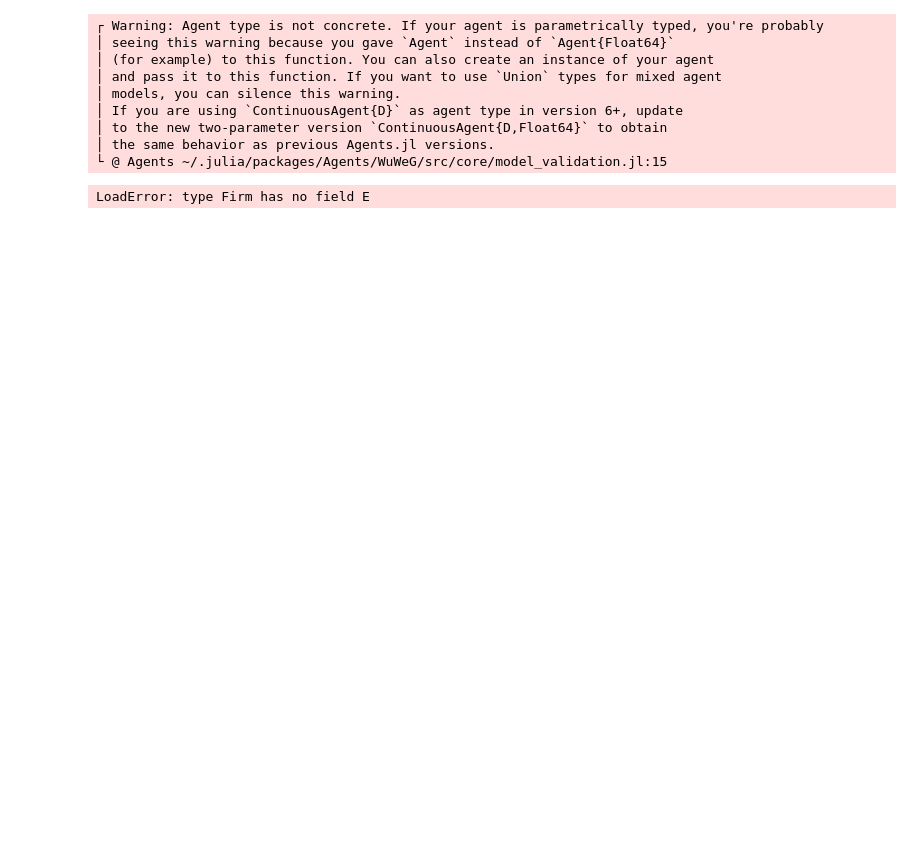
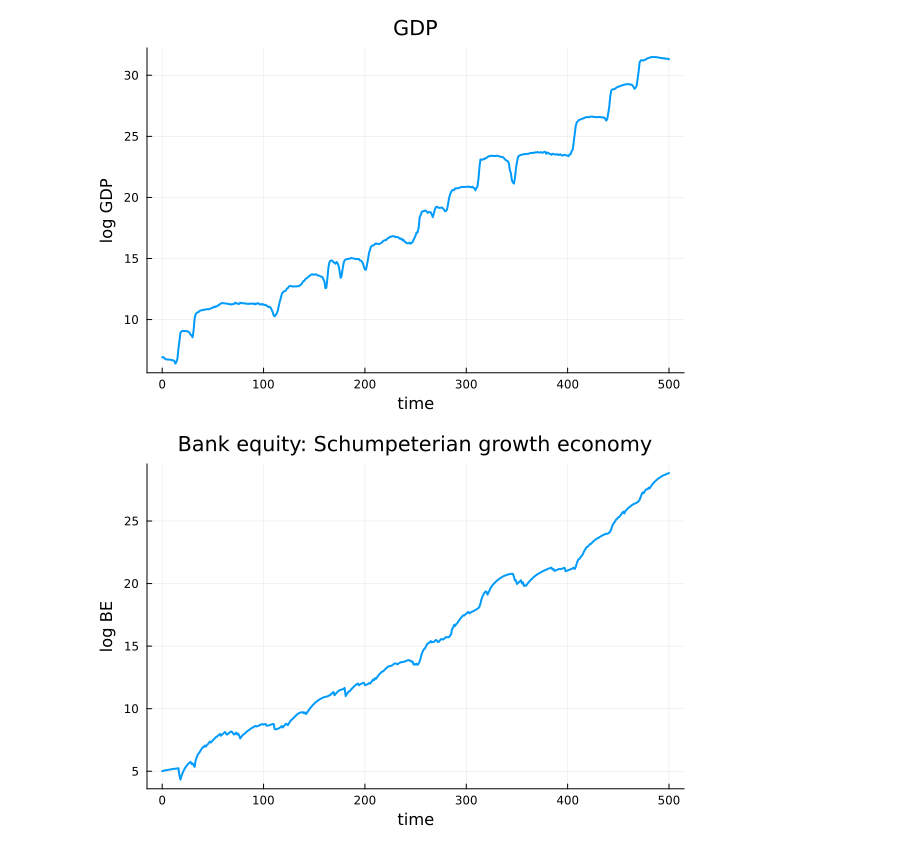
Before and after one commit to mvdmvd/FinGrowthABM, a Jupyter notebook: testing_banks.ipynb, the cells around one changed output. Drawn from its saved outputs; the diff is of its cells as text; code cells hidden in the pictures; blank space fills up the shorter version.

Commit message:
Growth now happens

```diff
--- a/testing_banks.ipynb
+++ b/testing_banks.ipynb
@@ -4,5 +6,5 @@ using .GrowthBanks,Agents,Plots,HypothesisTests,ProgressMeter
 # %%
-model1 = GrowthBanks.initialize_econ(;seed = 2)
+model1 = GrowthBanks.initialize_econ(;seed = 45)
 GDP_series = []
 S_series = []
 D_series = []
@@ -16,57 +18,48 @@ dates = 0:500
     for agent in allagents(model1)
         if isa(agent, GrowthBanks.Firm)
             Q = agent.Q
-            S = agent.S
+            Eq += agent.S
             D += agent.D
             GDP += Q
-            Eq += E
         else
             bq += agent.equity
             L += agent.liquidity
         end
     end
-    push!(GDP_series, log(max(0, GDP)))
-    push!(E_series, log(max(0, Eq)))
-    push!(D_series, log(max(0, D)))
+    push!(GDP_series, log(GDP))
+    push!(S_series, log(Eq))
+    push!(D_series, log(D))
 
-    push!(banquity, log(max(0, bq)))
-    push!(B_series, log(max(0, L)))
+    push!(banquity, log(bq))
+    push!(L_series, log(L))
     step!(model1)
 end
 GDP_series = convert(Vector{Float64}, GDP_series)
 D_series = convert(Vector{Float64}, D_series)
 S_series = convert(Vector{Float64}, S_series)
 L_series = convert(Vector{Float64}, L_series)
 banquity = convert(Vector{Float64}, banquity)
 
 p = plot(dates, GDP_series,
     title="GDP", xlabel="time", ylabel="log GDP", linewidth=2, legend=false, grid=true)
 
 p2 = plot(dates, S_series,
     title="Savings: firms", xlabel="time", ylabel="log GDP", linewidth=2, legend=false, grid=true)
 
 p3 = plot(dates, D_series,
     title="Debt: firms", xlabel="time", ylabel="log D", linewidth=2, legend=false, grid=true)
 
 p4 = plot(dates, banquity,
     title="Bank equity: Schumpeterian growth economy", xlabel="time", ylabel="log BE", linewidth=2, legend=false, grid=true)
 p5 = plot(dates, L_series,
-    title="Bank Liquidity: Schumpeterian growth economy", xlabel="time", ylabel="log BE", linewidth=2, legend=false, grid=true)
+    title="Bank liquidity: Schumpeterian growth economy", xlabel="time", ylabel="log BE", linewidth=2, legend=false, grid=true)
 
 # Display the plots
 display(p)
 display(p4)
 display(p2)
 display(p3)
 display(p5)
 # %% [output]
-┌ Warning: Agent type is not concrete. If your agent is parametrically typed, you're probably
-│ seeing this warning because you gave `Agent` instead of `Agent{Float64}`
-│ (for example) to this function. You can also create an instance of your agent
-│ and pass it to this function. If you want to use `Union` types for mixed agent
-│ models, you can silence this warning.
-│ If you are using `ContinuousAgent{D}` as agent type in version 6+, update
-│ to the new two-parameter version `ContinuousAgent{D,Float64}` to obtain
-│ the same behavior as previous Agents.jl versions.
-└ @ Agents ~/.julia/packages/Agents/WuWeG/src/core/model_validation.jl:15
-LoadError: type Firm has no field E
+[figure, added]
+[figure, added]
```
Also changed, not shown: parts of 3 cells of this notebook, 1 other file.
